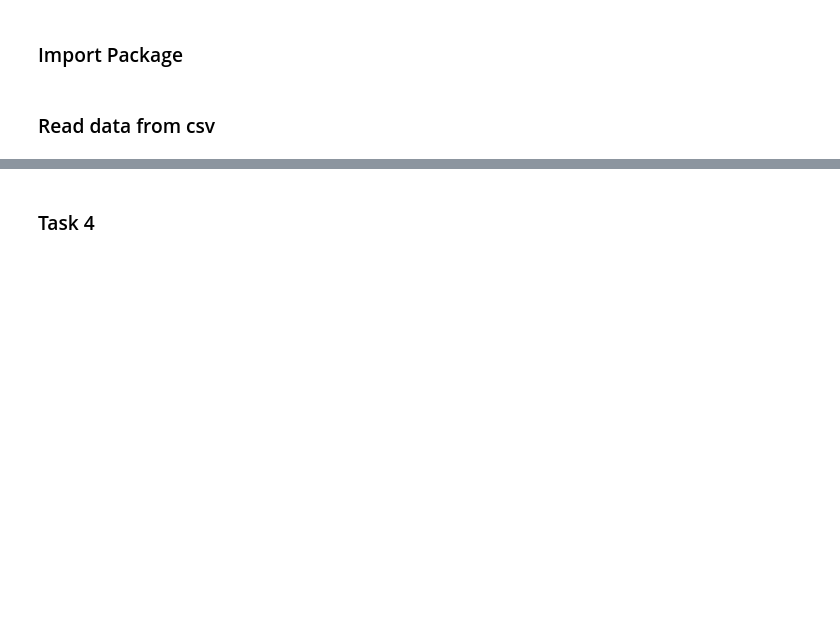
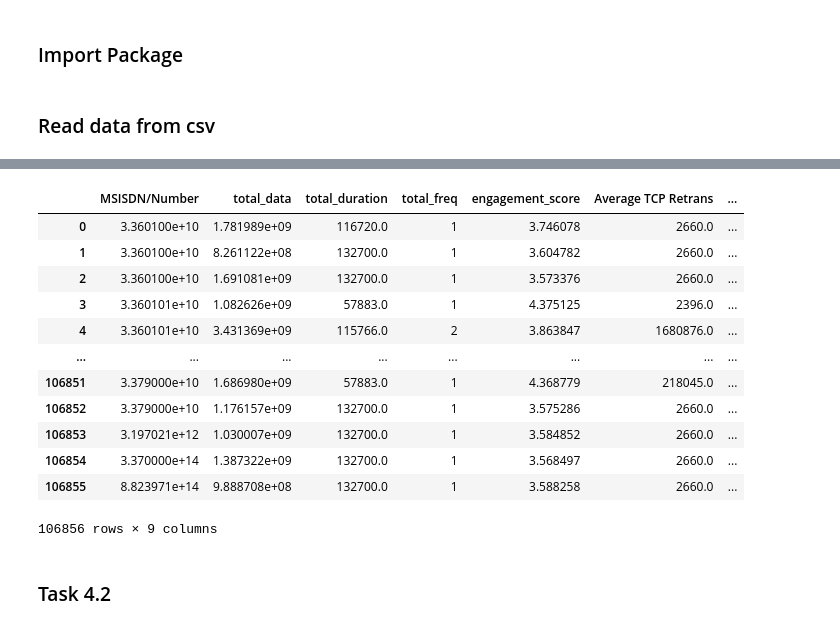
Before and after one commit to degagawolde/User-Analytics-Telecommunication-Industry, a Jupyter notebook: notebook/User-Satisfaction-Analysis.ipynb, the cells around one changed output, grey strips where cells are left out. Cells and saved outputs as stored; diff of their text form; code cells hidden in the pictures; blank space fills up the shorter version.

```diff
--- a/notebook/User-Satisfaction-Analysis.ipynb
+++ b/notebook/User-Satisfaction-Analysis.ipynb
@@ -33,2 +45,19 @@ for col in to_string:
+# %%
+df = eng_df.merge(exp_df,on='MSISDN/Number')
+df
+# %% [output]
+|  | MSISDN/Number | total_data | total_duration | total_freq | engagement_score | Average TCP Retrans | ... |
+| 0 | 3.360100e+10 | 1.781989e+09 | 116720.0 | 1 | 3.746078 | 2660.0 | ... |
+| 1 | 3.360100e+10 | 8.261122e+08 | 132700.0 | 1 | 3.604782 | 2660.0 | ... |
+| 2 | 3.360100e+10 | 1.691081e+09 | 132700.0 | 1 | 3.573376 | 2660.0 | ... |
+| 3 | 3.360101e+10 | 1.082626e+09 | 57883.0 | 1 | 4.375125 | 2396.0 | ... |
+| 4 | 3.360101e+10 | 3.431369e+09 | 115766.0 | 2 | 3.863847 | 1680876.0 | ... |
+| ... | ... | ... | ... | ... | ... | ... | ... |
+| 106851 | 3.379000e+10 | 1.686980e+09 | 57883.0 | 1 | 4.368779 | 218045.0 | ... |
+| 106852 | 3.379000e+10 | 1.176157e+09 | 132700.0 | 1 | 3.575286 | 2660.0 | ... |
+| 106853 | 3.197021e+12 | 1.030007e+09 | 132700.0 | 1 | 3.584852 | 2660.0 | ... |
+| 106854 | 3.370000e+14 | 1.387322e+09 | 132700.0 | 1 | 3.568497 | 2660.0 | ... |
+| 106855 | 8.823971e+14 | 9.888708e+08 | 132700.0 | 1 | 3.588258 | 2660.0 | ... |
+106856 rows × 9 columns
 # %% [markdown]
-### Task 4
+### Task 4.2
```
Also changed, not shown: parts of 18 cells of this notebook, 7 other files.
